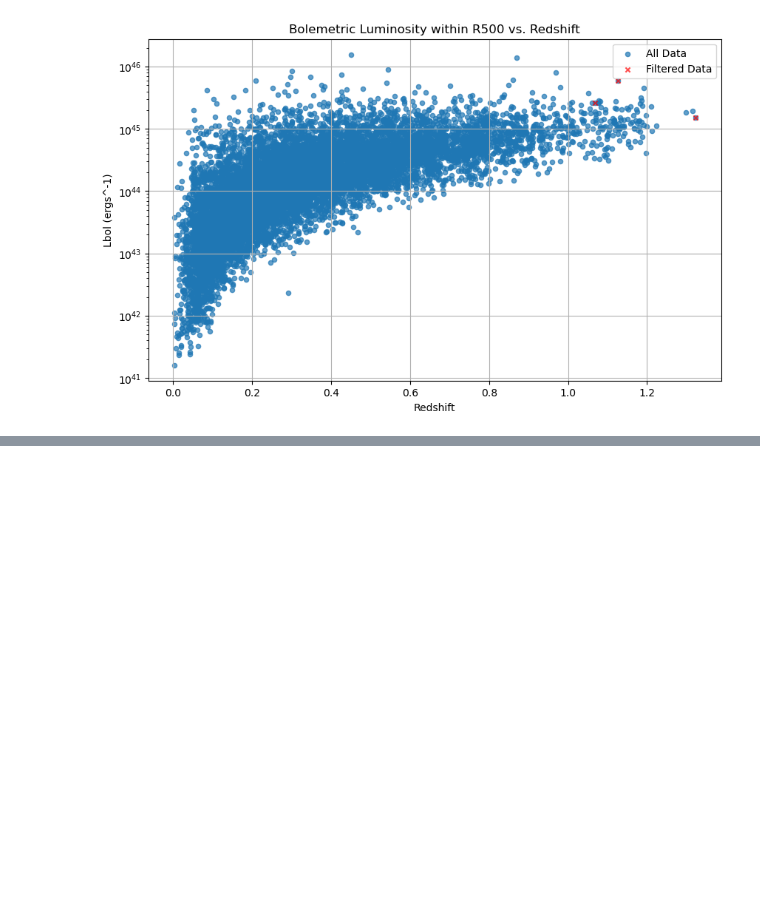
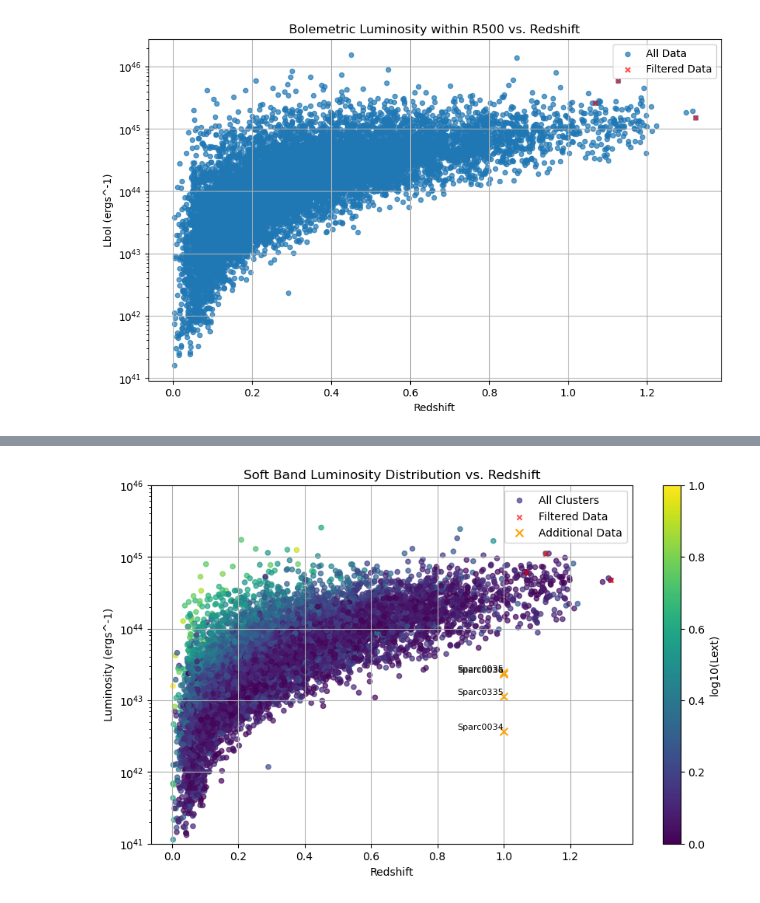
Before and after one commit to RyanNease/GoGreeneRosita, a Jupyter notebook: eROSITACatalog.ipynb, the cells around one changed output, grey strips where cells are left out. Saved outputs shown, nothing was run; the diff lists cells and outputs as text; code cells hidden in the pictures; blank space fills up the shorter version.

```diff
--- a/eROSITACatalog.ipynb
+++ b/eROSITACatalog.ipynb
@@ -428,0 +547,51 @@ plt.show()
+# %%
+import numpy as np
+import matplotlib.pyplot as plt
+
+# Define the function to calculate luminosity
+def calculate_luminosity(Mh):
+    Lx = 10**(28.46) * (Mh)**1.024
+    return Lx
+
+# Define masses and cluster names
+masses = [1.8e14, 3.8e14, 0.6e14, 3.6e14]
+cluster_names = ["Sparc0335", "Sparc0035", "Sparc0034", "Sparc0036"]
+
+# Calculate luminosities
+luminosities = [calculate_luminosity(Mh) for Mh in masses]
+
+# Define redshift for these luminosities (assuming redshift of about 1)
+redshifts = [1, 1, 1, 1]
+
+# Plotting the luminosity vs. redshift
+plt.figure(figsize=(10, 6))
+plt.scatter(redshift, Luminosity, c=loglext, cmap='viridis', s=20, alpha=0.7, label='All Clusters')
+
+# Extracting data for overplotting
+match_names = data_table["MATCH_NAME"]
+mask = np.array(["GOGREEN-GCLASS" in name for name in match_names])
+plt.scatter(redshift[mask], Luminosity[mask], color='red', marker='x', s=20, alpha=0.7, label='Filtered Data')
+
+# Plot additional luminosities
+scatter = plt.scatter(redshifts, luminosities, color='Orange', marker='x', s=50, label='Additional Data')
+
+# Add labels for each cluster
+for i, txt in enumerate(cluster_names):
+    plt.text(redshifts[i], luminosities[i], txt, ha='right', va='bottom', fontsize=8, color='black')
+
+plt.xlabel('Redshift')
+plt.ylabel('Luminosity (ergs^-1)')
+plt.title('Soft Band Luminosity Distribution vs. Redshift')
+plt.colorbar(label='log10(Lext)')
+plt.legend()
+plt.grid(True)
+
+# Set y-axis limits
+plt.ylim(1e41, 1e46)
+
+# Set y-axis ticks with logarithmic scale
+plt.yscale('log')
+
+plt.show()
+# %% [output]
+[figure, added]
```
Also changed, not shown: parts of 7 cells of this notebook.
